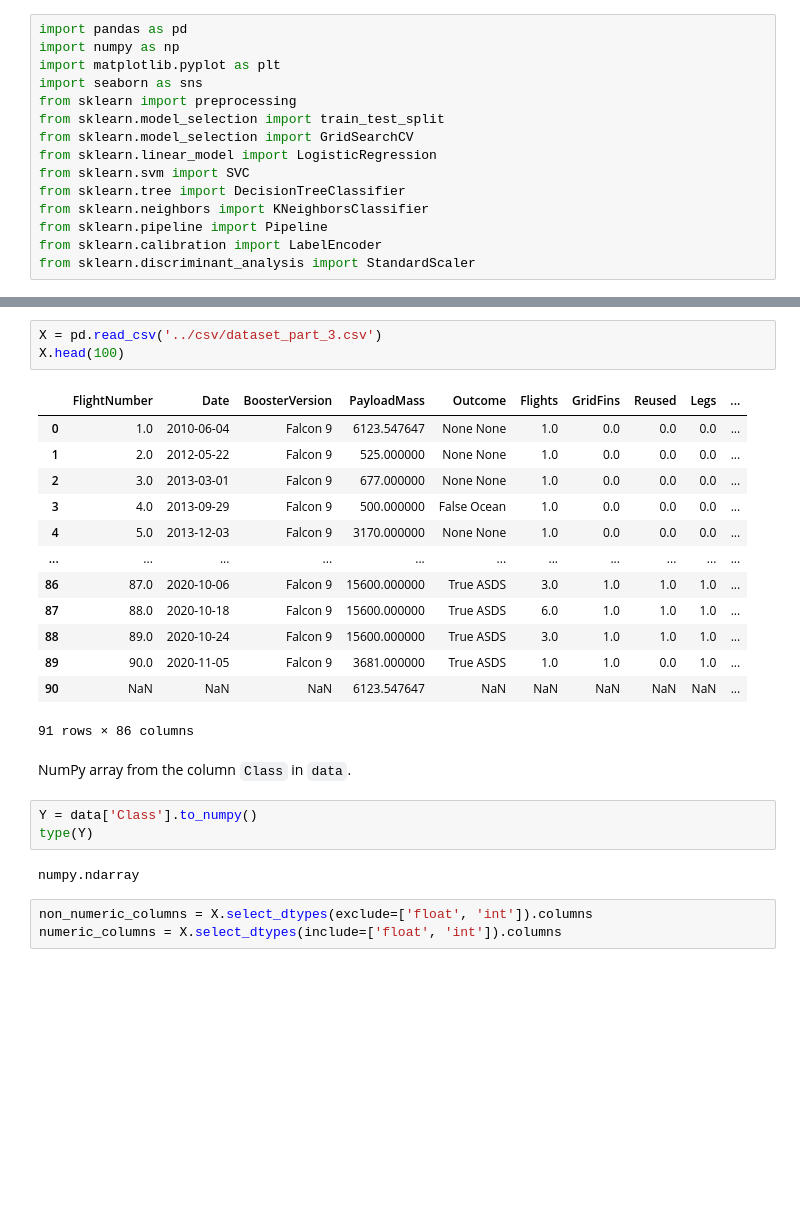
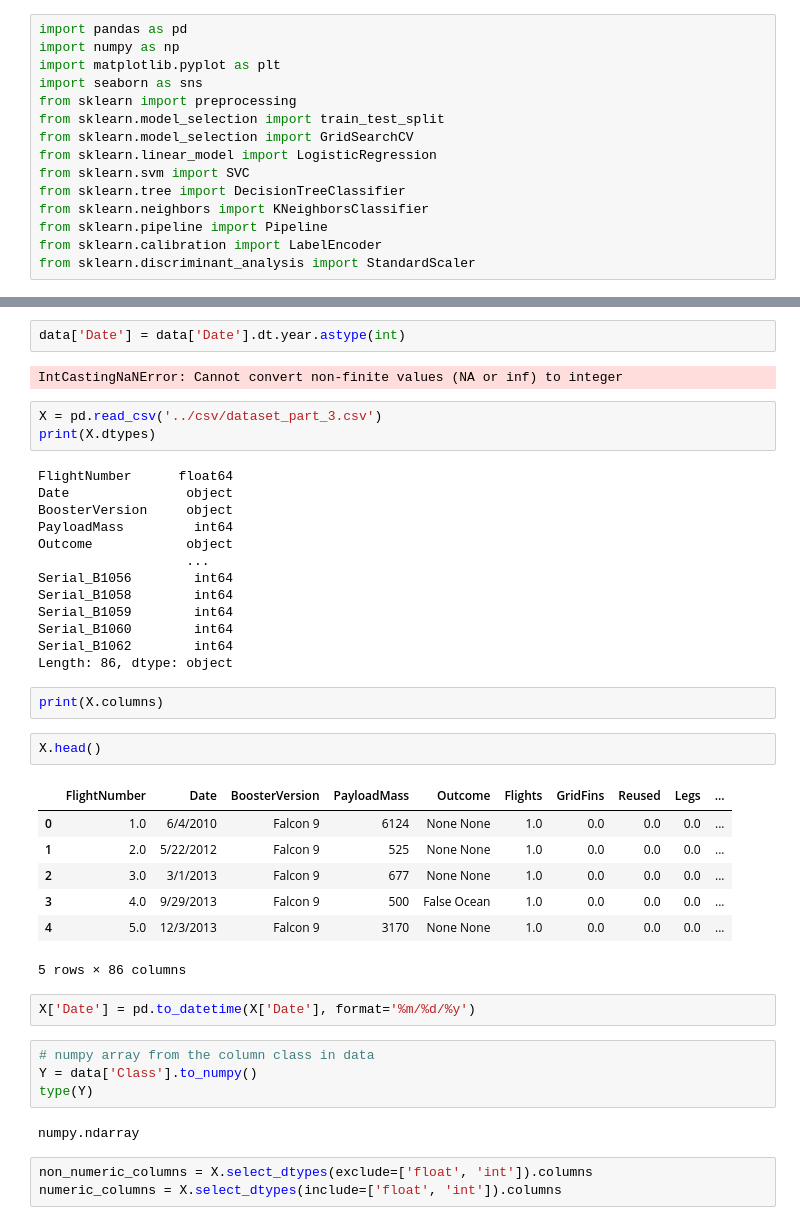
Before and after one commit to helenapedro/DS_Projects, a Jupyter notebook: notebooks/machine_learning_prediction.ipynb, the cells around one changed output, grey strips where cells are left out. Cells and saved outputs as stored; diff of their text form; blank space fills up the shorter version.

```diff
--- a/notebooks/machine_learning_prediction.ipynb
+++ b/notebooks/machine_learning_prediction.ipynb
@@ -58,23 +82,39 @@ data.head()
+# %%
+data['Date'] = data['Date'].dt.year.astype(int)
+# %% [output]
+IntCastingNaNError: Cannot convert non-finite values (NA or inf) to integer
 # %%
 X = pd.read_csv('../csv/dataset_part_3.csv')
-X.head(100)
+print(X.dtypes)
 # %% [output]
-|  | FlightNumber | Date | BoosterVersion | PayloadMass | Outcome | Flights | GridFins | Reused | Legs | ... |
-| 0 | 1.0 | 2010-06-04 | Falcon 9 | 6123.547647 | None None | 1.0 | 0.0 | 0.0 | 0.0 | ... |
-| 1 | 2.0 | 2012-05-22 | Falcon 9 | 525.000000 | None None | 1.0 | 0.0 | 0.0 | 0.0 | ... |
-| 2 | 3.0 | 2013-03-01 | Falcon 9 | 677.000000 | None None | 1.0 | 0.0 | 0.0 | 0.0 | ... |
-| 3 | 4.0 | 2013-09-29 | Falcon 9 | 500.000000 | False Ocean | 1.0 | 0.0 | 0.0 | 0.0 | ... |
-| 4 | 5.0 | 2013-12-03 | Falcon 9 | 3170.000000 | None None | 1.0 | 0.0 | 0.0 | 0.0 | ... |
-| ... | ... | ... | ... | ... | ... | ... | ... | ... | ... | ... |
-| 86 | 87.0 | 2020-10-06 | Falcon 9 | 15600.000000 | True ASDS | 3.0 | 1.0 | 1.0 | 1.0 | ... |
-| 87 | 88.0 | 2020-10-18 | Falcon 9 | 15600.000000 | True ASDS | 6.0 | 1.0 | 1.0 | 1.0 | ... |
-| 88 | 89.0 | 2020-10-24 | Falcon 9 | 15600.000000 | True ASDS | 3.0 | 1.0 | 1.0 | 1.0 | ... |
-| 89 | 90.0 | 2020-11-05 | Falcon 9 | 3681.000000 | True ASDS | 1.0 | 1.0 | 0.0 | 1.0 | ... |
-| 90 | NaN | NaN | NaN | 6123.547647 | NaN | NaN | NaN | NaN | NaN | ... |
-91 rows × 86 columns
+FlightNumber      float64
+Date               object
+BoosterVersion     object
+PayloadMass         int64
+Outcome            object
+                   ...
+Serial_B1056        int64
+Serial_B1058        int64
+Serial_B1059        int64
+Serial_B1060        int64
+Serial_B1062        int64
+Length: 86, dtype: object
-# %% [markdown]
-NumPy array from the column <code>Class</code> in <code>data</code>.
+# %%
+print(X.columns)
+# %%
+X.head()
+# %% [output]
+|  | FlightNumber | Date | BoosterVersion | PayloadMass | Outcome | Flights | GridFins | Reused | Legs | ... |
+| 0 | 1.0 | 6/4/2010 | Falcon 9 | 6124 | None None | 1.0 | 0.0 | 0.0 | 0.0 | ... |
+| 1 | 2.0 | 5/22/2012 | Falcon 9 | 525 | None None | 1.0 | 0.0 | 0.0 | 0.0 | ... |
+| 2 | 3.0 | 3/1/2013 | Falcon 9 | 677 | None None | 1.0 | 0.0 | 0.0 | 0.0 | ... |
+| 3 | 4.0 | 9/29/2013 | Falcon 9 | 500 | False Ocean | 1.0 | 0.0 | 0.0 | 0.0 | ... |
+| 4 | 5.0 | 12/3/2013 | Falcon 9 | 3170 | None None | 1.0 | 0.0 | 0.0 | 0.0 | ... |
+5 rows × 86 columns
+# %%
+X['Date'] = pd.to_datetime(X['Date'], format='%m/%d/%y')
 # %%
+# numpy array from the column class in data
 Y = data['Class'].to_numpy()
 type(Y)
 # %% [output]
```
Also changed, not shown: parts of 32 cells of this notebook, 3 other files.
